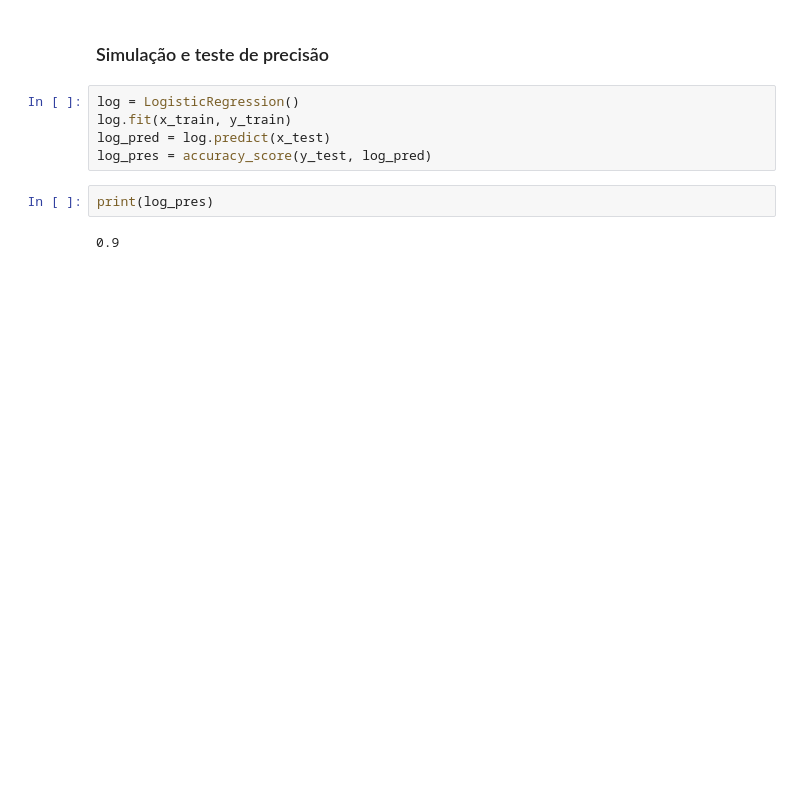
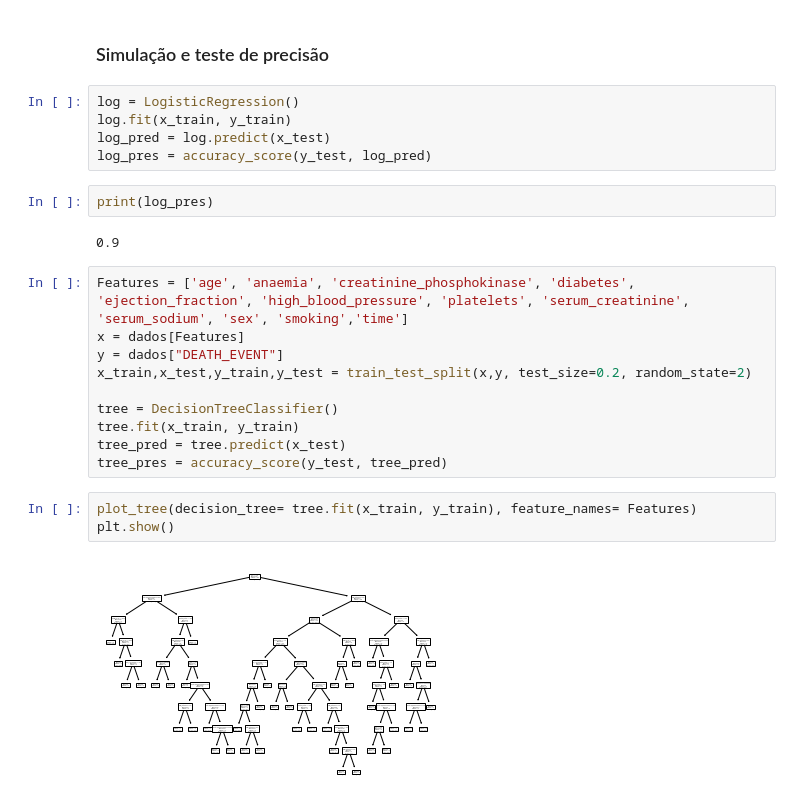
Before and after one commit to BrunoFNRodrigues/Projeto2Cidad, a Jupyter notebook: HeartFailure.ipynb, the cells around one changed output. Drawn from its saved outputs; the diff is of its cells as text; blank space fills up the shorter version.

```diff
--- a/HeartFailure.ipynb
+++ b/HeartFailure.ipynb
@@ -300,3 +305,18 @@ log_pres = accuracy_score(y_test, log_pred)
 print(log_pres)
 # %% [output]
 0.9
+# %%
+Features = ['age', 'anaemia', 'creatinine_phosphokinase', 'diabetes', 'ejection_fraction', 'high_blood_pressure', 'platelets', 'serum_creatinine', 'serum_sodium', 'sex', 'smoking','time']
+x = dados[Features]
+y = dados["DEATH_EVENT"]
+x_train,x_test,y_train,y_test = train_test_split(x,y, test_size=0.2, random_state=2)
+
+tree = DecisionTreeClassifier()
+tree.fit(x_train, y_train)
+tree_pred = tree.predict(x_test)
+tree_pres = accuracy_score(y_test, tree_pred)
+# %%
+plot_tree(decision_tree= tree.fit(x_train, y_train), feature_names= Features)
+plt.show()
+# %% [output]
+[figure, added]
```
Also changed, not shown: parts of 4 cells of this notebook.
